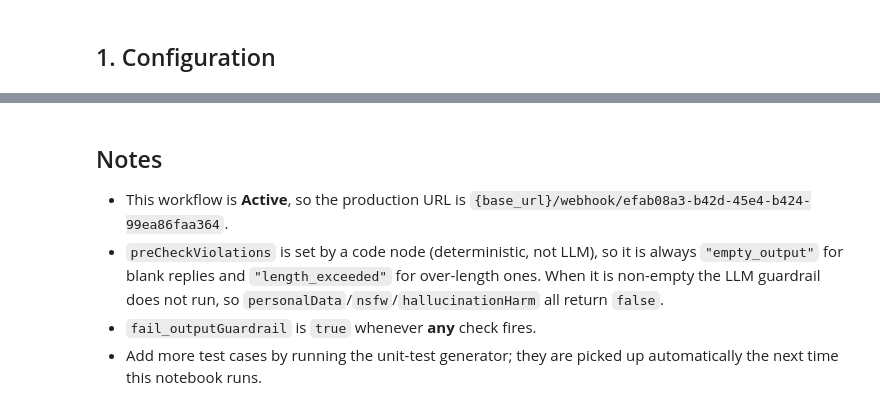
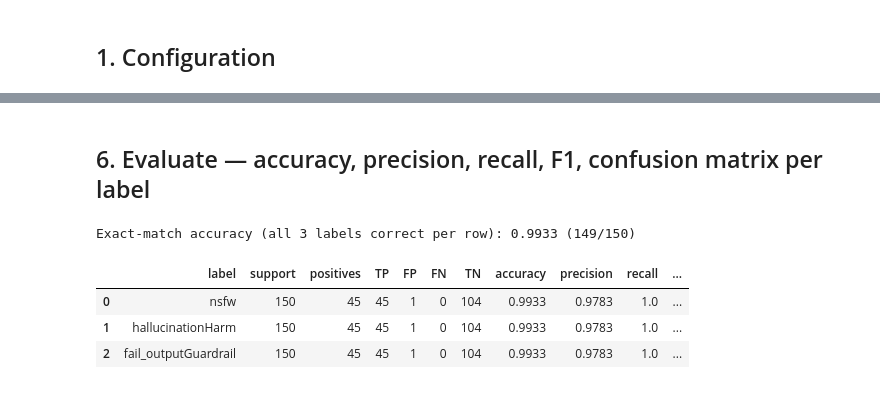
Before and after one commit to ttreetanthiploet-cpu/DebtMind-test-case-generator, a Jupyter notebook: unit_test_agent/output Guardrail/Output_Guardrail_test.ipynb, the cells around one changed output, grey strips where cells are left out. Cells and saved outputs as stored; diff of their text form; code cells hidden in the pictures.

```diff
--- a/unit_test_agent/output Guardrail/Output_Guardrail_test.ipynb
+++ b/unit_test_agent/output Guardrail/Output_Guardrail_test.ipynb
@@ -142,12 +193,46 @@ results_df[summary_cols]
-# %% [markdown]
-## Notes
-
-- This workflow is **Active**, so the production URL is
-  `{base_url}/webhook/efab08a3-b42d-45e4-b424-99ea86faa364`.
-- `preCheckViolations` is set by a code node (deterministic, not LLM), so it
-  is always `"empty_output"` for blank replies and `"length_exceeded"` for
-  over-length ones. When it is non-empty the LLM guardrail does not run,
-  so `personalData`/`nsfw`/`hallucinationHarm` all return `false`.
-- `fail_outputGuardrail` is `true` whenever **any** check fires.
-- Add more test cases by running the unit-test generator; they are picked up
-  automatically the next time this notebook runs.
+# %% [markdown]
+## 6. Evaluate — accuracy, precision, recall, F1, confusion matrix per label
+# %%
+def evaluate(results_df: pd.DataFrame, label_columns: list = LABEL_COLUMNS) -> pd.DataFrame:
+    valid = results_df[results_df["error"].isna()]
+    skipped = len(results_df) - len(valid)
+    if skipped:
+        print(f"⚠️  {skipped} row(s) had request errors and were excluded from metrics.")
+
+    rows = []
+    for col in label_columns:
+        y_true = valid[f"expected_{col}"].astype(bool)
+        y_pred = valid[f"actual_{col}"].astype(bool)
+        tn, fp, fn, tp = confusion_matrix(y_true, y_pred, labels=[False, True]).ravel()
+        rows.append({
+            "label": col,
+            "support": len(valid),
+            "positives": int(y_true.sum()),
+            "TP": int(tp), "FP": int(fp), "FN": int(fn), "TN": int(tn),
+            "accuracy": round(accuracy_score(y_true, y_pred), 4),
+            "precision": round(precision_score(y_true, y_pred, zero_division=0), 4),
+            "recall": round(recall_score(y_true, y_pred, zero_division=0), 4),
+            "f1": round(f1_score(y_true, y_pred, zero_division=0), 4),
+            "specificity": round(tn / (tn + fp), 4) if (tn + fp) > 0 else float("nan"),
+        })
+
+    metrics_df = pd.DataFrame(rows)
+
+    exact_match = (
+        valid[[f"expected_{c}" for c in label_columns]].values
+        == valid[[f"actual_{c}" for c in label_columns]].values
+    ).all(axis=1)
+    print(f"Exact-match accuracy (all {len(label_columns)} labels correct per row): "
+          f"{exact_match.mean():.4f} ({exact_match.sum()}/{len(valid)})")
+
+    return metrics_df
+
+
+metrics_df = evaluate(results_df)
+metrics_df
+# %% [output]
+Exact-match accuracy (all 3 labels correct per row): 0.9933 (149/150)
+|  | label | support | positives | TP | FP | FN | TN | accuracy | precision | recall | ... |
+| 0 | nsfw | 150 | 45 | 45 | 1 | 0 | 104 | 0.9933 | 0.9783 | 1.0 | ... |
+| 1 | hallucinationHarm | 150 | 45 | 45 | 1 | 0 | 104 | 0.9933 | 0.9783 | 1.0 | ... |
+| 2 | fail_outputGuardrail | 150 | 45 | 45 | 1 | 0 | 104 | 0.9933 | 0.9783 | 1.0 | ... |
```
Also changed, not shown: parts of 17 cells of this notebook, 10 other files.
